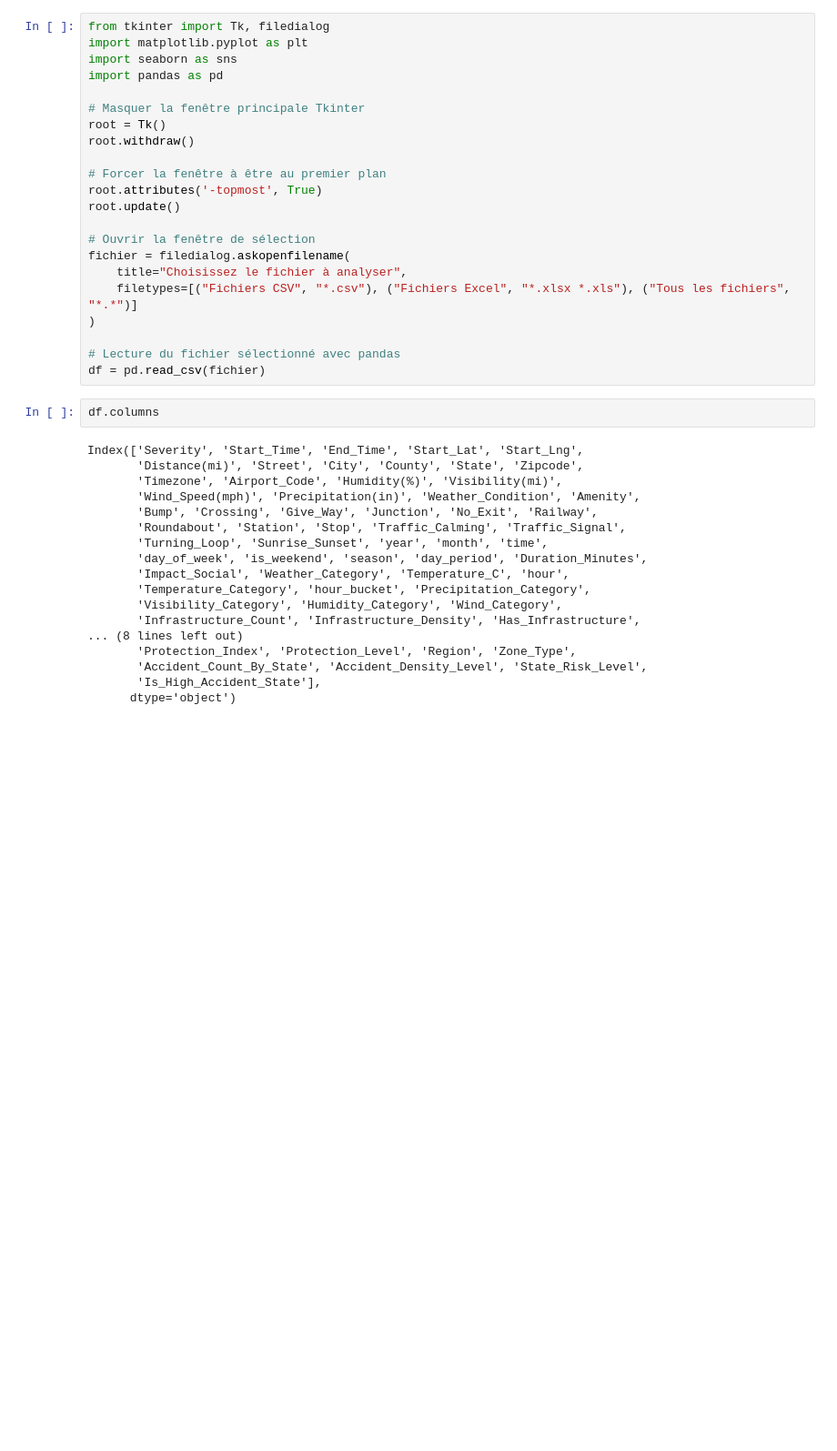
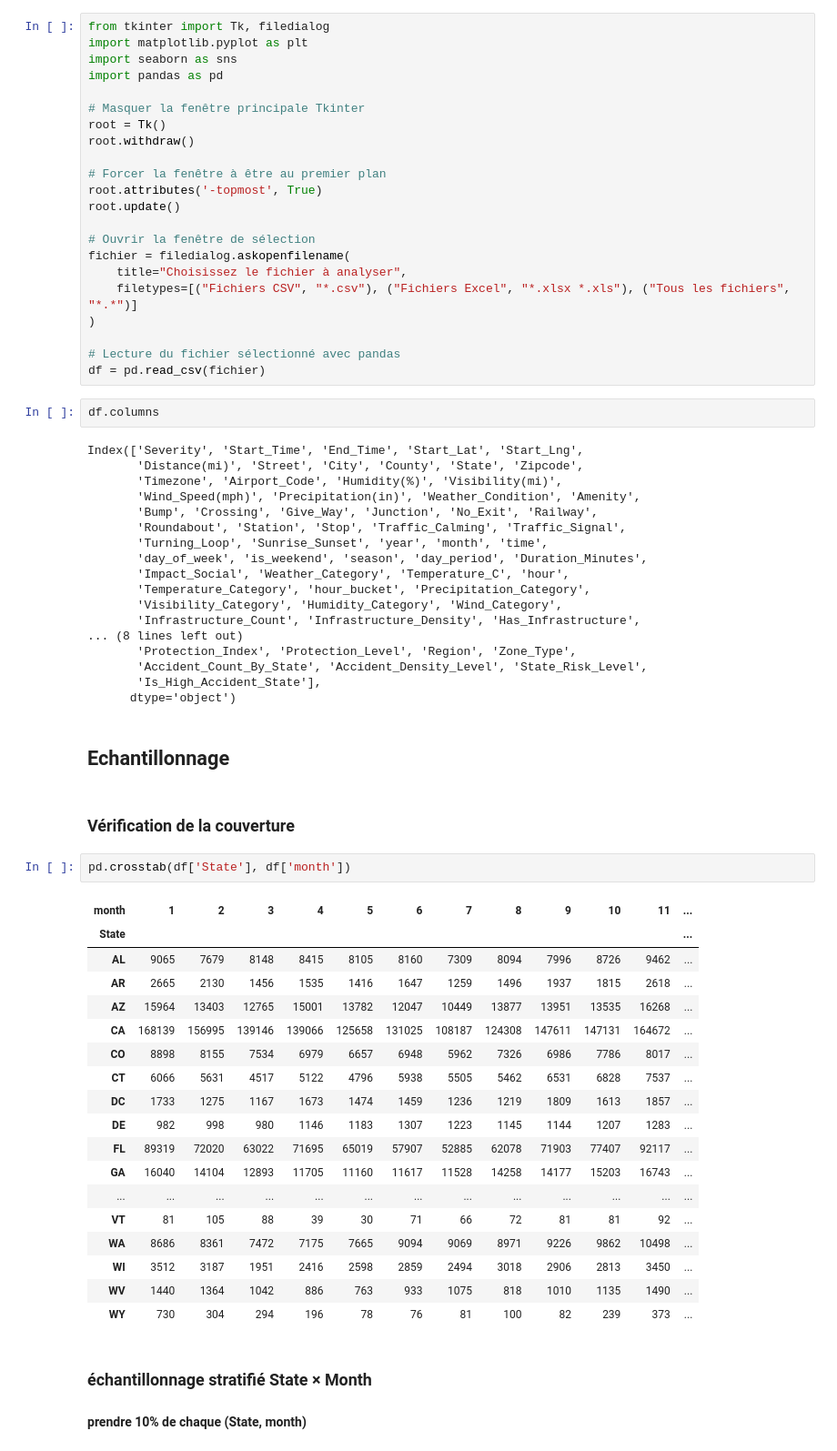
Before and after one commit to zinebettahery/US-Accidents, a Jupyter notebook: notebooks/Statistics.ipynb, the cells around one changed output. Shown at 91% size. Cells and saved outputs as stored; diff of their text form; blank space fills up the shorter version.

```diff
--- a/notebooks/Statistics.ipynb
+++ b/notebooks/Statistics.ipynb
@@ -40,3 +40,32 @@ Index(['Severity', 'Start_Time', 'End_Time', 'Start_Lat', 'Start_Lng',
        'Accident_Count_By_State', 'Accident_Density_Level', 'State_Risk_Level',
        'Is_High_Accident_State'],
       dtype='object')
+# %% [markdown]
+## Echantillonnage
+# %% [markdown]
+### Vérification de la couverture
+# %%
+pd.crosstab(df['State'], df['month'])
+# %% [output]
+| month | 1 | 2 | 3 | 4 | 5 | 6 | 7 | 8 | 9 | 10 | 11 | ... |
+| State |  |  |  |  |  |  |  |  |  |  |  | ... |
+| AL | 9065 | 7679 | 8148 | 8415 | 8105 | 8160 | 7309 | 8094 | 7996 | 8726 | 9462 | ... |
+| AR | 2665 | 2130 | 1456 | 1535 | 1416 | 1647 | 1259 | 1496 | 1937 | 1815 | 2618 | ... |
+| AZ | 15964 | 13403 | 12765 | 15001 | 13782 | 12047 | 10449 | 13877 | 13951 | 13535 | 16268 | ... |
+| CA | 168139 | 156995 | 139146 | 139066 | 125658 | 131025 | 108187 | 124308 | 147611 | 147131 | 164672 | ... |
+| CO | 8898 | 8155 | 7534 | 6979 | 6657 | 6948 | 5962 | 7326 | 6986 | 7786 | 8017 | ... |
+| CT | 6066 | 5631 | 4517 | 5122 | 4796 | 5938 | 5505 | 5462 | 6531 | 6828 | 7537 | ... |
+| DC | 1733 | 1275 | 1167 | 1673 | 1474 | 1459 | 1236 | 1219 | 1809 | 1613 | 1857 | ... |
+| DE | 982 | 998 | 980 | 1146 | 1183 | 1307 | 1223 | 1145 | 1144 | 1207 | 1283 | ... |
+| FL | 89319 | 72020 | 63022 | 71695 | 65019 | 57907 | 52885 | 62078 | 71903 | 77407 | 92117 | ... |
+| GA | 16040 | 14104 | 12893 | 11705 | 11160 | 11617 | 11528 | 14258 | 14177 | 15203 | 16743 | ... |
+| ... | ... | ... | ... | ... | ... | ... | ... | ... | ... | ... | ... | ... |
+| VT | 81 | 105 | 88 | 39 | 30 | 71 | 66 | 72 | 81 | 81 | 92 | ... |
+| WA | 8686 | 8361 | 7472 | 7175 | 7665 | 9094 | 9069 | 8971 | 9226 | 9862 | 10498 | ... |
+| WI | 3512 | 3187 | 1951 | 2416 | 2598 | 2859 | 2494 | 3018 | 2906 | 2813 | 3450 | ... |
+| WV | 1440 | 1364 | 1042 | 886 | 763 | 933 | 1075 | 818 | 1010 | 1135 | 1490 | ... |
+| WY | 730 | 304 | 294 | 196 | 78 | 76 | 81 | 100 | 82 | 239 | 373 | ... |
+# %% [markdown]
+### échantillonnage stratifié State × Month
+
+#### prendre 10% de chaque (State, month)
```
Also changed, not shown: parts of 11 cells of this notebook.
